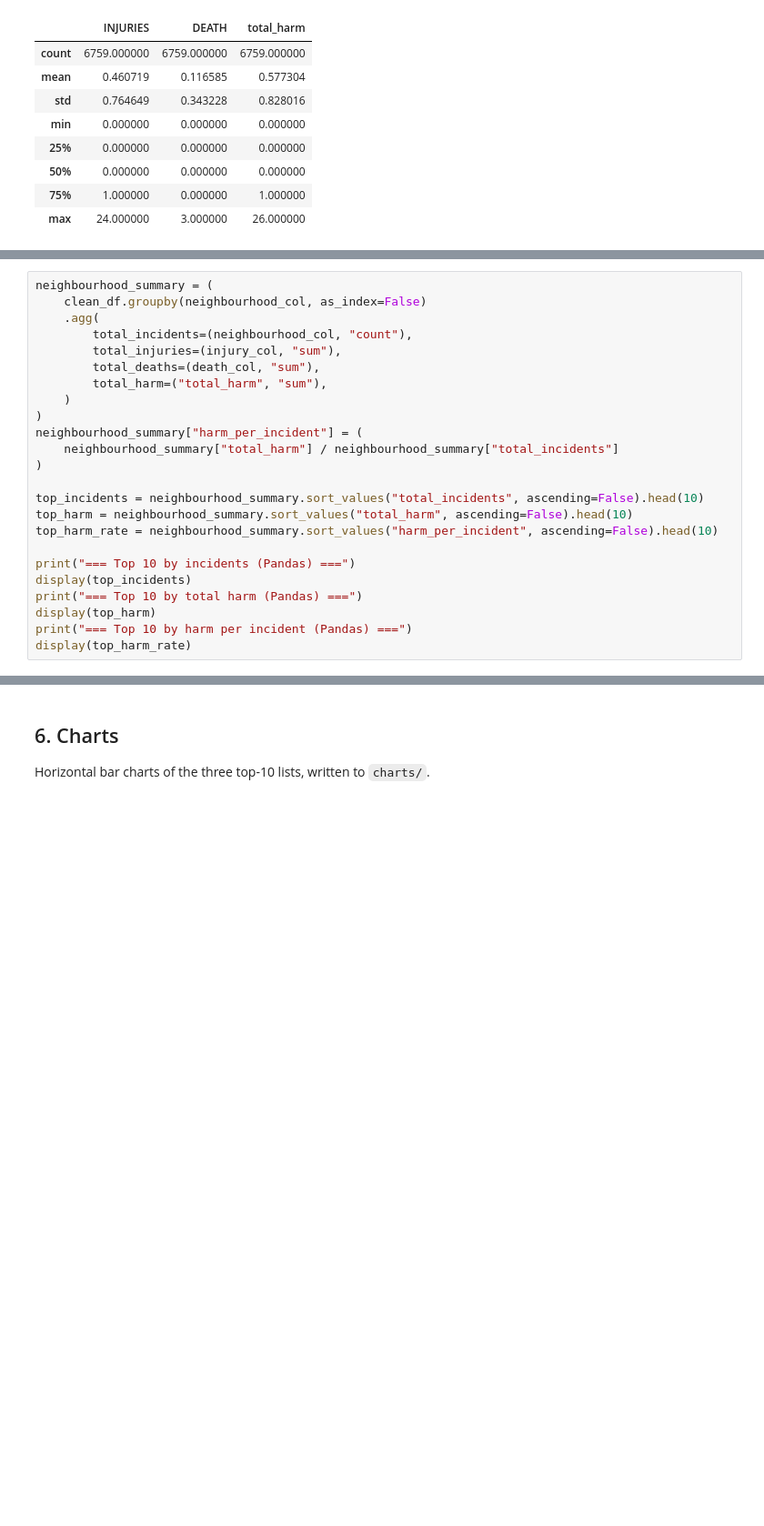
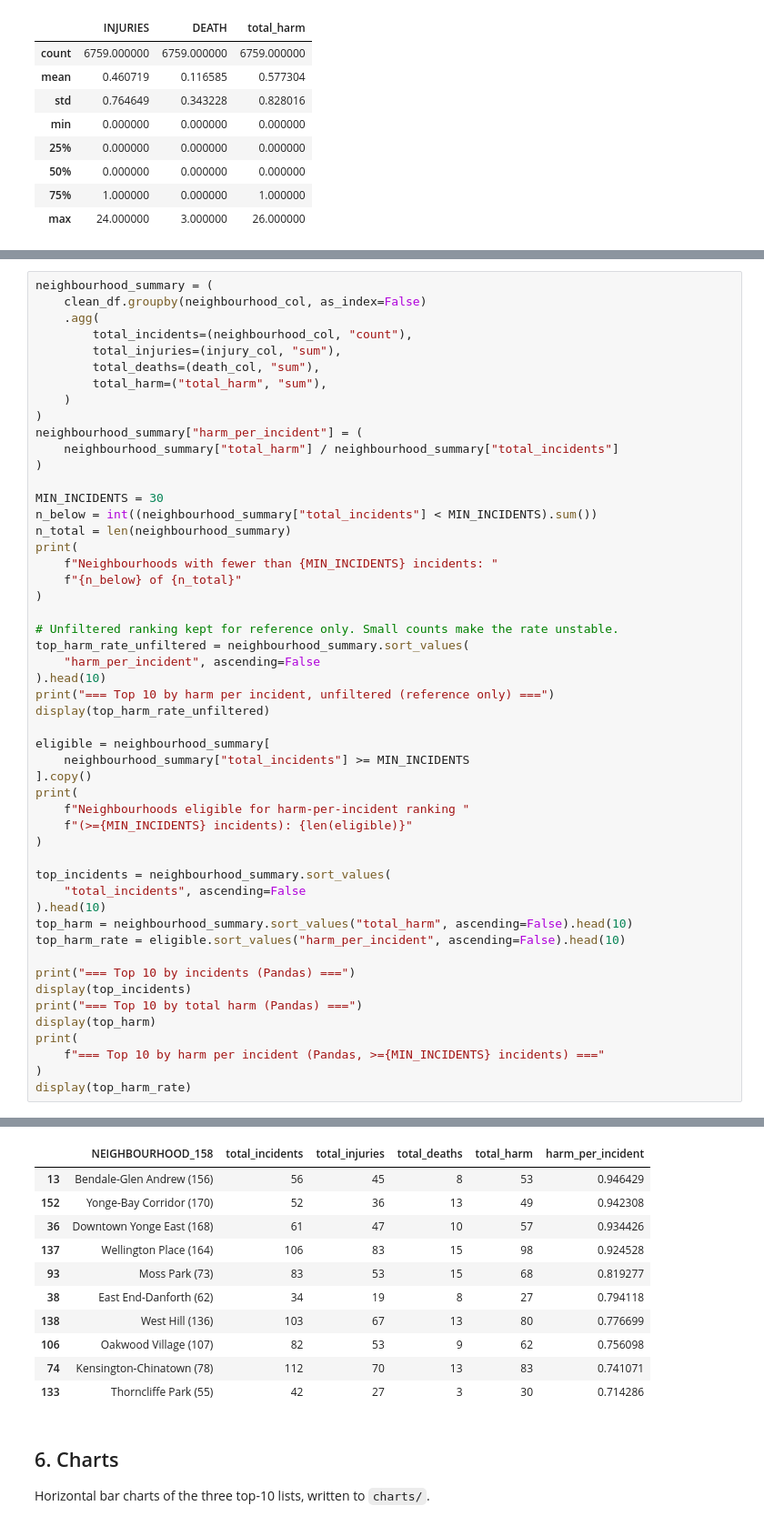
Before and after one commit to 5781mahmood/cct416-firearm-analysis, a Jupyter notebook: Toronto_Firearm_Analysis_Code.ipynb, the cells around one changed output, grey strips where cells are left out. Shown at 91% size. Saved outputs shown, nothing was run; the diff lists cells and outputs as text; blank space fills up the shorter version.

```diff
--- a/Toronto_Firearm_Analysis_Code.ipynb
+++ b/Toronto_Firearm_Analysis_Code.ipynb
@@ -175,14 +178,41 @@ neighbourhood_summary["harm_per_incident"] = (
     neighbourhood_summary["total_harm"] / neighbourhood_summary["total_incidents"]
 )
 
-top_incidents = neighbourhood_summary.sort_values("total_incidents", ascending=False).head(10)
+MIN_INCIDENTS = 30
+n_below = int((neighbourhood_summary["total_incidents"] < MIN_INCIDENTS).sum())
+n_total = len(neighbourhood_summary)
+print(
+    f"Neighbourhoods with fewer than {MIN_INCIDENTS} incidents: "
+    f"{n_below} of {n_total}"
+)
+
+# Unfiltered ranking kept for reference only. Small counts make the rate unstable.
+top_harm_rate_unfiltered = neighbourhood_summary.sort_values(
+    "harm_per_incident", ascending=False
+).head(10)
+print("=== Top 10 by harm per incident, unfiltered (reference only) ===")
+display(top_harm_rate_unfiltered)
+
+eligible = neighbourhood_summary[
+    neighbourhood_summary["total_incidents"] >= MIN_INCIDENTS
+].copy()
+print(
+    f"Neighbourhoods eligible for harm-per-incident ranking "
+    f"(>={MIN_INCIDENTS} incidents): {len(eligible)}"
+)
+
+top_incidents = neighbourhood_summary.sort_values(
+    "total_incidents", ascending=False
+).head(10)
 top_harm = neighbourhood_summary.sort_values("total_harm", ascending=False).head(10)
-top_harm_rate = neighbourhood_summary.sort_values("harm_per_incident", ascending=False).head(10)
+top_harm_rate = eligible.sort_values("harm_per_incident", ascending=False).head(10)
 
 print("=== Top 10 by incidents (Pandas) ===")
 display(top_incidents)
 print("=== Top 10 by total harm (Pandas) ===")
 display(top_harm)
-print("=== Top 10 by harm per incident (Pandas) ===")
+print(
+    f"=== Top 10 by harm per incident (Pandas, >={MIN_INCIDENTS} incidents) ==="
+)
 display(top_harm_rate)
 # %% [output]
@@ -225,3 +258,14 @@ display(top_harm_rate)
+|  | NEIGHBOURHOOD_158 | total_incidents | total_injuries | total_deaths | total_harm | harm_per_incident |
+| 13 | Bendale-Glen Andrew (156) | 56 | 45 | 8 | 53 | 0.946429 |
+| 152 | Yonge-Bay Corridor (170) | 52 | 36 | 13 | 49 | 0.942308 |
+| 36 | Downtown Yonge East (168) | 61 | 47 | 10 | 57 | 0.934426 |
+| 137 | Wellington Place (164) | 106 | 83 | 15 | 98 | 0.924528 |
+| 93 | Moss Park (73) | 83 | 53 | 15 | 68 | 0.819277 |
+| 38 | East End-Danforth (62) | 34 | 19 | 8 | 27 | 0.794118 |
+| 138 | West Hill (136) | 103 | 67 | 13 | 80 | 0.776699 |
+| 106 | Oakwood Village (107) | 82 | 53 | 9 | 62 | 0.756098 |
+| 74 | Kensington-Chinatown (78) | 112 | 70 | 13 | 83 | 0.741071 |
+| 133 | Thorncliffe Park (55) | 42 | 27 | 3 | 30 | 0.714286 |
 # %% [markdown]
 ## 6. Charts
 
```
Also changed, not shown: parts of 13 cells of this notebook, 5 other files.
